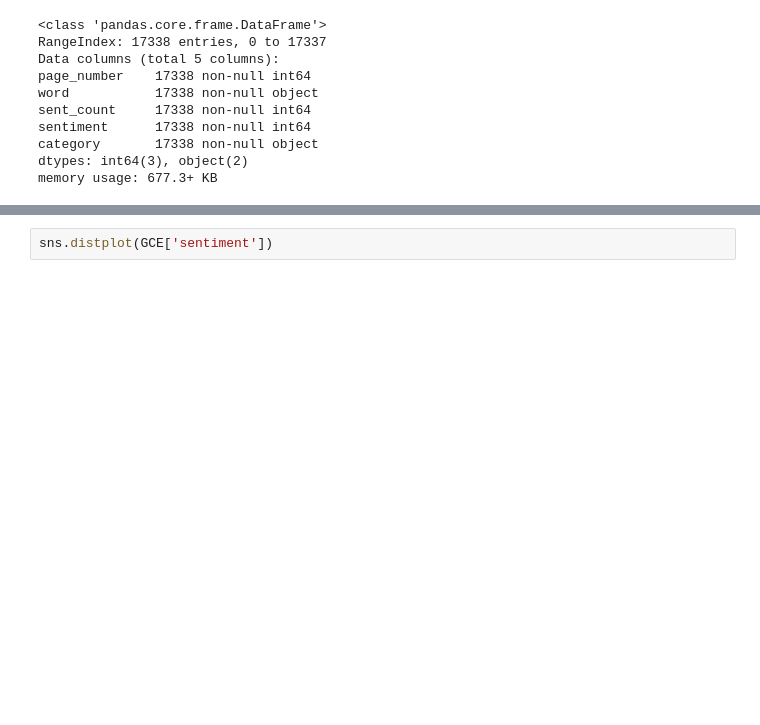
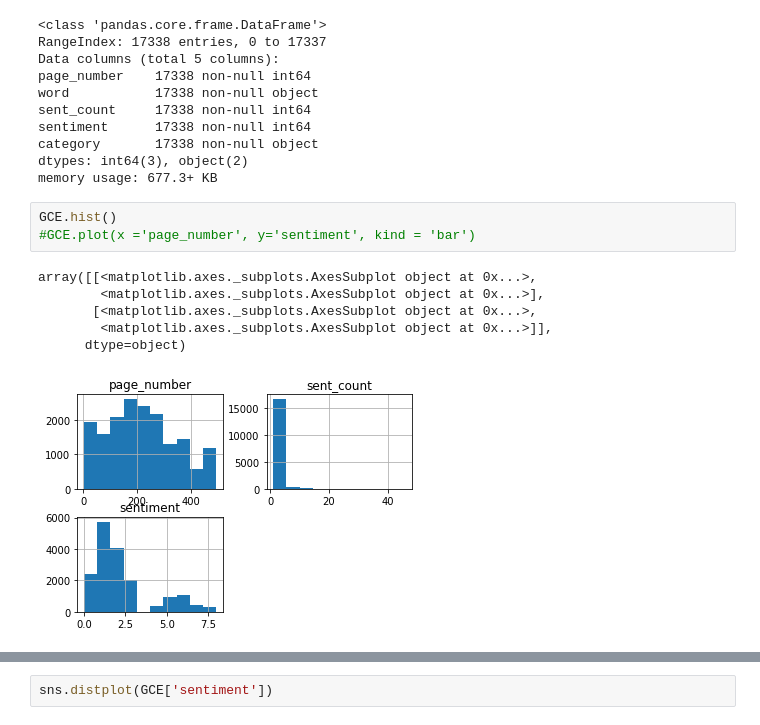
Before and after one commit to UNCG-CSE/Budget_Text_Analysis, a Jupyter notebook: src/EmotionAnalysis/Statistics.ipynb, the cells around one changed output, grey strips where cells are left out. Saved outputs shown, nothing was run; the diff lists cells and outputs as text; blank space fills up the shorter version.

```diff
--- a/src/EmotionAnalysis/Statistics.ipynb
+++ b/src/EmotionAnalysis/Statistics.ipynb
@@ -42,3 +66,13 @@ sentiment      17338 non-null int64
 category       17338 non-null object
 dtypes: int64(3), object(2)
 memory usage: 677.3+ KB
+# %%
+GCE.hist()
+#GCE.plot(x ='page_number', y='sentiment', kind = 'bar')
+# %% [output]
+array([[<matplotlib.axes._subplots.AxesSubplot object at 0x...>,
+        <matplotlib.axes._subplots.AxesSubplot object at 0x...>],
+       [<matplotlib.axes._subplots.AxesSubplot object at 0x...>,
+        <matplotlib.axes._subplots.AxesSubplot object at 0x...>]],
+      dtype=object)
+[figure, added]
```
Also changed, not shown: parts of 4 cells of this notebook.
